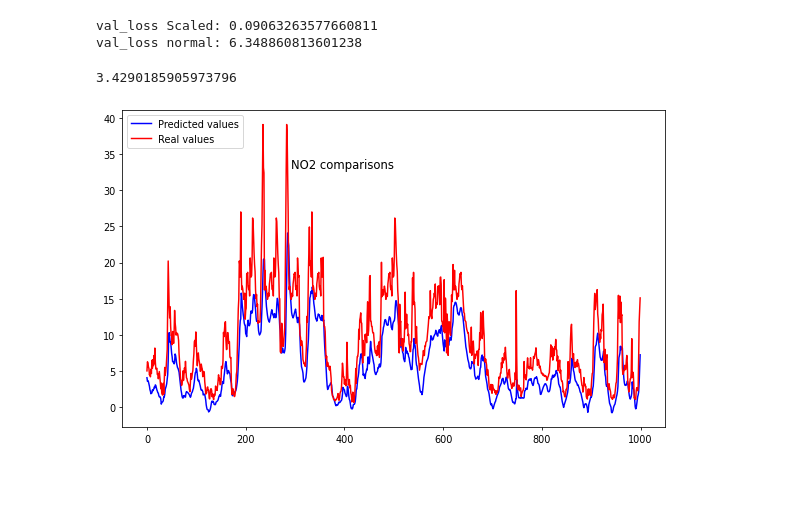
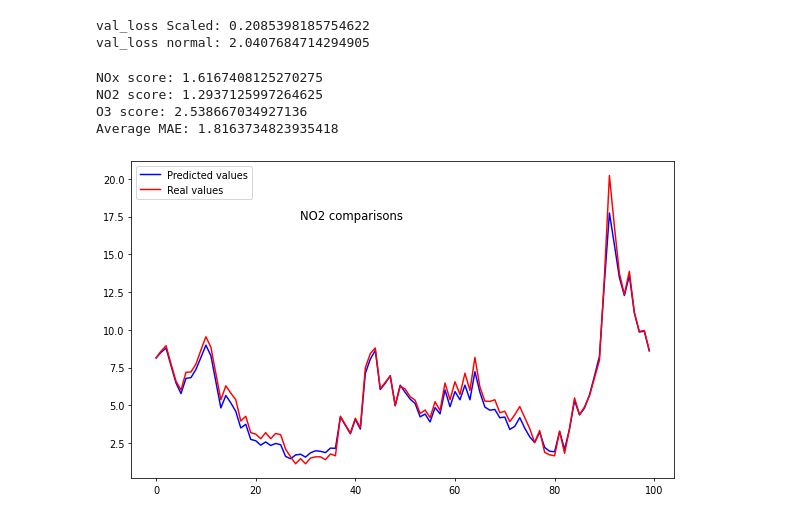
Before and after one commit to Wrafttex/BachelorProject, a Jupyter notebook: 4_Training_LSTM_Model_Tag.ipynb, the cells around one changed output. Drawn from its saved outputs; the diff is of its cells as text; code cells hidden in the pictures; blank space fills up the shorter version.

```diff
--- a/4_Training_LSTM_Model_Tag.ipynb
+++ b/4_Training_LSTM_Model_Tag.ipynb
@@ -53,7 +64,7 @@ Y_val_scaler = StandardScaler()
 Y_val_scaler.fit(Y_val)
 scaled_y_val = Y_val_scaler.transform(Y_val)
 # %%
-n_input = 48 #how many samples/rows/timesteps to look in the past in order to forecast the next sample
+n_input = 1 #how many samples/rows/timesteps to look in the past in order to forecast the next sample
 n_features= X_train.shape[1] # how many predictors/Xs/features we have to predict y
 b_size = 256 # Number of timeseries samples in each batch
 generator = TimeseriesGenerator(scaled_X_train, scaled_y_train, length=n_input, batch_size=b_size)
@@ -65,22 +76,25 @@ early_stopping = tf.keras.callbacks.EarlyStopping(monitor='val_loss',
 
 model = Sequential()
 #model.add(Embedding(input_dim=48,output_dim=48))
-model.add(LSTM(12,activation='tanh', input_shape=(n_input, n_features)))
+model.add(LSTM(12, input_shape=(n_input, n_features),activation='tanh'))
+#model.add()
 # model.add(Dropout(0.1))
 # model.add(Dense(30, activation='tanh'))
 # model.add(Dropout(0.3))
 model.add(Dense(3))
-#model.add(tf.keras.layers.Reshape([48, 3]))
+
 model.compile(loss='mae',optimizer='adam')
+model.summary()
 
-
-#model.fit(generator,epochs=5)
-history = model.fit(generator, epochs=35, shuffle=True,
+#history =model.fit(generator,epochs=5)
+history = model.fit(generator, epochs=1000, shuffle=True,
                         validation_data=(valgenerator),
                         callbacks=[early_stopping],
                         verbose=2)
 
-model.summary()
+model.save("LSTM/LSTM_T_Model.h5")
+
+
 
 #plot model accuracy
 plt.plot(history.history['loss'], label='train')
@@ -94,7 +108,7 @@ results = []
 print(' Computing LSTM Feature importance...')
 feature_preds_scale = model.predict(valgenerator, verbose = 0).squeeze()
 feature_preds = Y_val_scaler.inverse_transform(feature_preds_scale)
-baseline_mae = np.mean(np.abs(feature_preds - Y_val[48:].values))
+baseline_mae = np.mean(np.abs(feature_preds - Y_val[:-1].values))
 results.append({'feature': 'BASELINE', 'mae': baseline_mae})
 
 for i in range(len(columnsTitles)):
@@ -102,7 +116,7 @@ for i in range(len(columnsTitles)):
     np.random.shuffle(scaled_X_val[:,i])
     feature_preds_scale = model.predict(valgenerator, verbose = 0).squeeze()
     feature_preds = Y_val_scaler.inverse_transform(feature_preds_scale)
-    mae = np.mean(np.abs(feature_preds - Y_val[48:].values))
+    mae = np.mean(np.abs(feature_preds - Y_val[:-1].values))
     results.append({'feature': columnsTitles[i], 'mae': mae})
 
     scaled_X_val[:,i] = save_col
@@ -125,21 +161,21 @@ plt.show()
 # %%
 prediction_scale = model.predict(valgenerator)
 prediction = Y_val_scaler.inverse_transform(prediction_scale)
-score = get_score(prediction,Y_val[48:].values)
-score_scale = get_score(prediction_scale,scaled_y_val[48:])
+score = get_score(prediction,Y_val[:-1].values)
+score_scale = get_score(prediction_scale,scaled_y_val[:-1])
 print("val_loss Scaled:",score_scale)
 print("val_loss normal:",score)
 # %% [output]
-val_loss Scaled: 0.09063263577660811
-val_loss normal: 6.348860813601238
+val_loss Scaled: 0.2085398185754622
+val_loss normal: 2.0407684714294905
 # %%
 real_df = df_data[35520: -6]
 X_test = real_df.copy()
 scaled_X_test = Xscaler.transform(X_test)
-nplen = (X_test.shape[0],3)
+nplen = (X_test.shape[0],X_test.shape[1])
 npzeros = np.zeros(nplen)
 # %%
-test_generator = TimeseriesGenerator(scaled_X_test, npzeros, length=n_input, batch_size=b_size)
+test_generator = TimeseriesGenerator(scaled_X_test, npzeros, length=n_input, batch_size=1)
 # %%
 y_pred_scaled = model.predict(test_generator)
 y_pred = Yscaler.inverse_transform(y_pred_scaled)
@@ -159,22 +195,25 @@ O3_real =real_df["O3"].values
 realDF = pd.DataFrame({"Real_NO2":NO2_real,"Real_NOx":NOx_real,"Real_O3":O3_real})
 realDF.to_csv("LSTM/AAl_T_Real.csv",index=False)
 # %%
-scoreNO2 = get_score(NO2_real[48:],NO2_pred)
-scoreNOx = get_score(NOx_real[48:],NOx_pred)
-scoreO3 = get_score(O3_real[48:],O3_pred)
+scoreNO2 = get_score(NO2_real[1:],NO2_pred)
+scoreNOx = get_score(NOx_real[1:],NOx_pred)
+scoreO3 = get_score(O3_real[1:],O3_pred)
 average = (scoreNO2 + scoreNOx + scoreO3) / 3
 print('NOx score:', scoreNOx, '\n' 'NO2 score:', scoreNO2, '\n' 'O3 score:', scoreO3, '\n' 'Average MAE:', average)
 # %% [output]
-3.4290185905973796
+NOx score: 1.6167408125270275
+NO2 score: 1.2937125997264625
+O3 score: 2.538667034927136
+Average MAE: 1.8163734823935418
 # %%
 plt.figure(num=None, dpi=70, figsize=(10, 6),facecolor='w', edgecolor='k')
-plt.plot(NO2_pred[0:500], "-b", label="Predicted values")
-plt.plot(NO2_real[48:548], "-r", label="Real values")
+plt.plot(NO2_pred[0:100], "-b", label="Predicted values")
+plt.plot(NO2_real[1:101], "-r", label="Real values")
 plt.legend(loc="upper left")
 plt.title('NO2 comparisons', x=0.5, y=0.8, loc='right')
 plt.show()
 # %% [output]
-[figure, old version]
+[figure, new version]
 # %%
 plt.figure(num=None, dpi=70, figsize=(10, 6),facecolor='w', edgecolor='k')
 plt.plot(NOx_pred[0:500], "-b", label="Predicted values")
```
Also changed, not shown: parts of 6 cells of this notebook, 16 other files.
